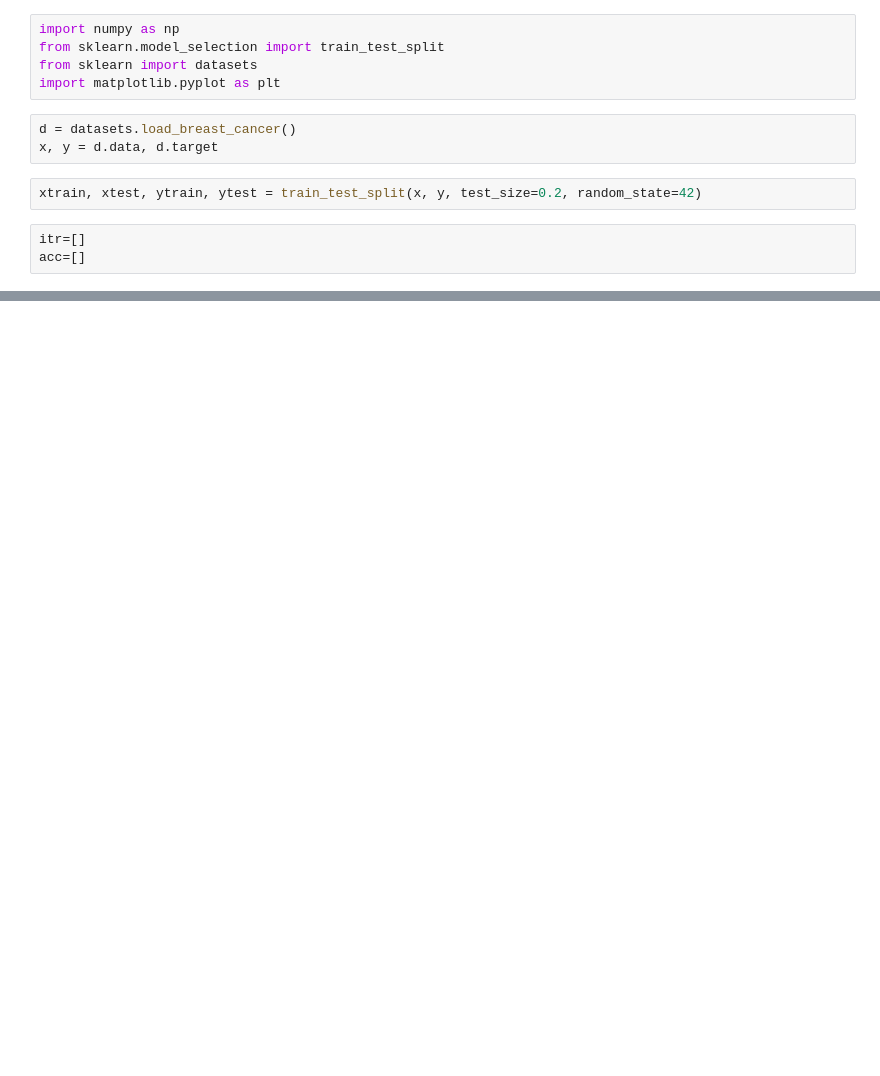
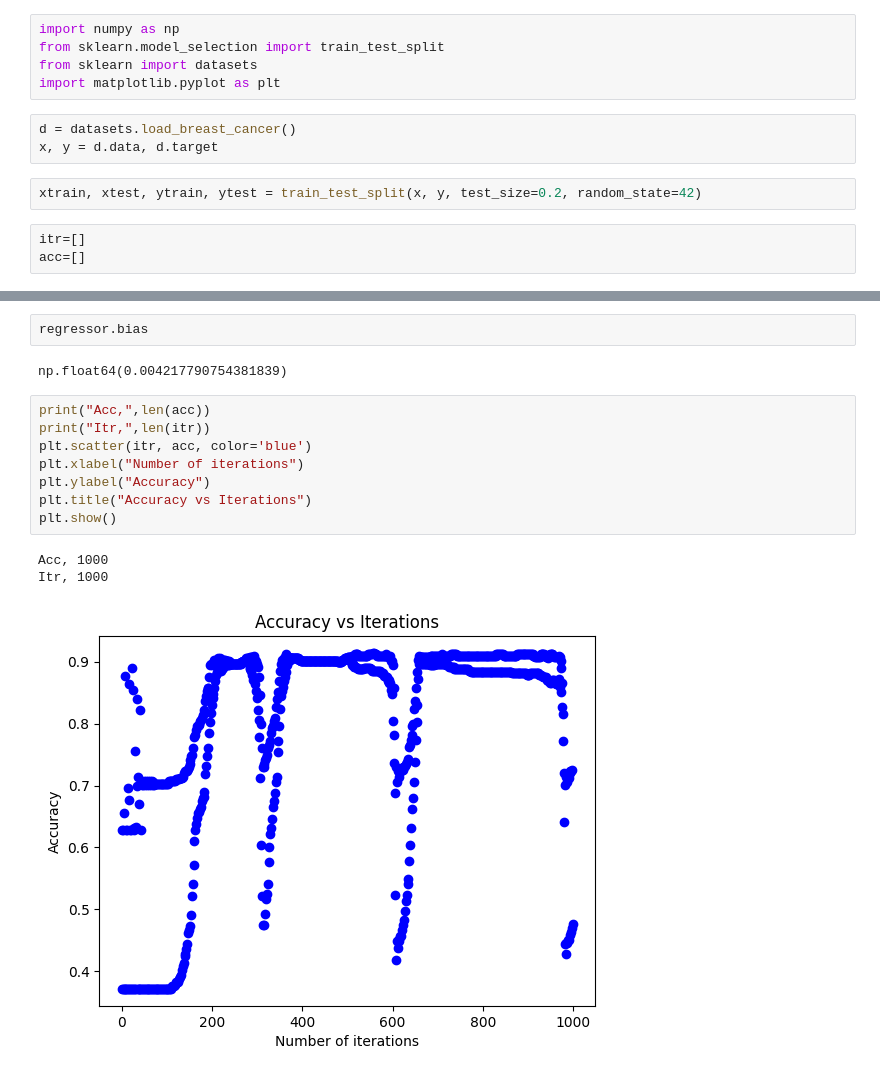
Before and after one commit to tanmay-sahoo89/AIML-Series, a Jupyter notebook: logistic_regression.ipynb, the cells around one changed output, grey strips where cells are left out. Saved outputs shown, nothing was run; the diff lists cells and outputs as text; blank space fills up the shorter version.

```diff
--- a/logistic_regression.ipynb
+++ b/logistic_regression.ipynb
@@ -46,0 +81,16 @@ class MyLogisticRegression:
+# %%
+regressor.bias
+# %% [output]
+np.float64(0.004217790754381839)
+# %%
+print("Acc,",len(acc))
+print("Itr,",len(itr))
+plt.scatter(itr, acc, color='blue')
+plt.xlabel("Number of iterations")
+plt.ylabel("Accuracy")
+plt.title("Accuracy vs Iterations")
+plt.show()
+# %% [output]
+Acc, 1000
+Itr, 1000
+[figure, added]
```
Also changed, not shown: parts of 4 cells of this notebook, 1 other file.
